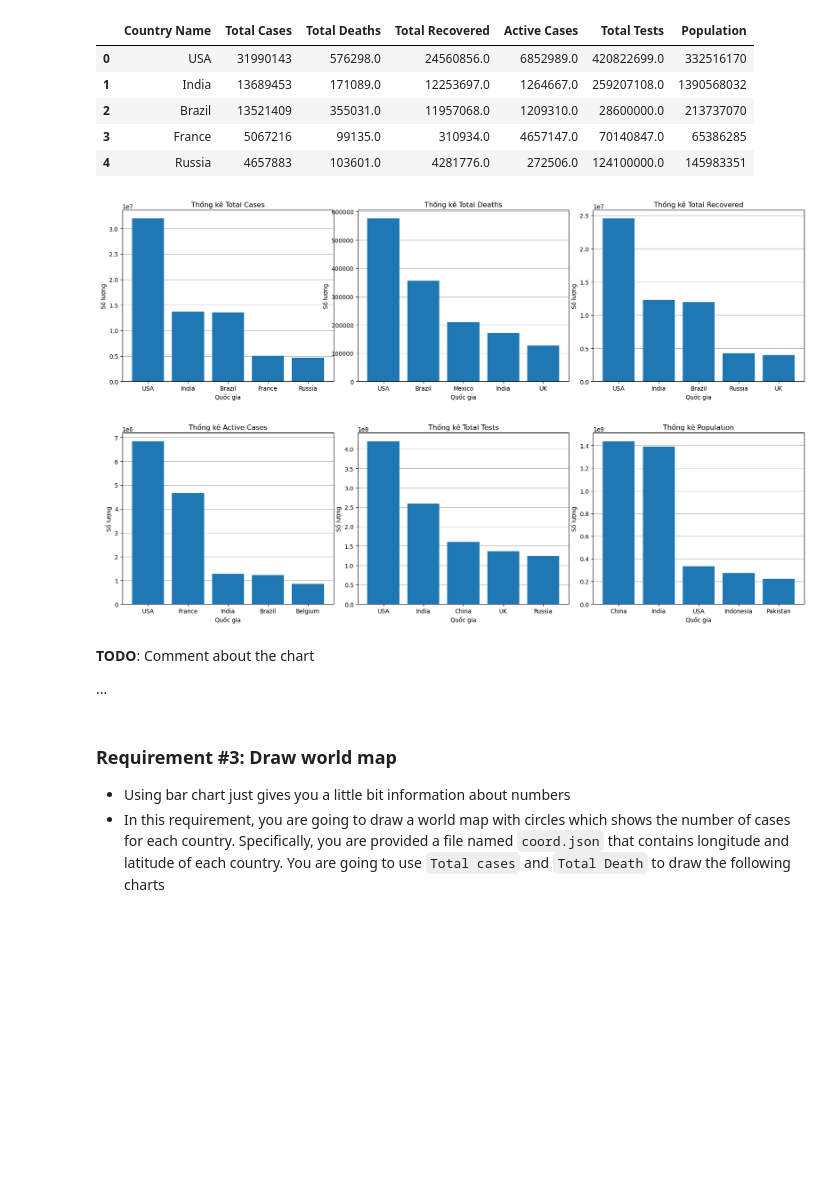
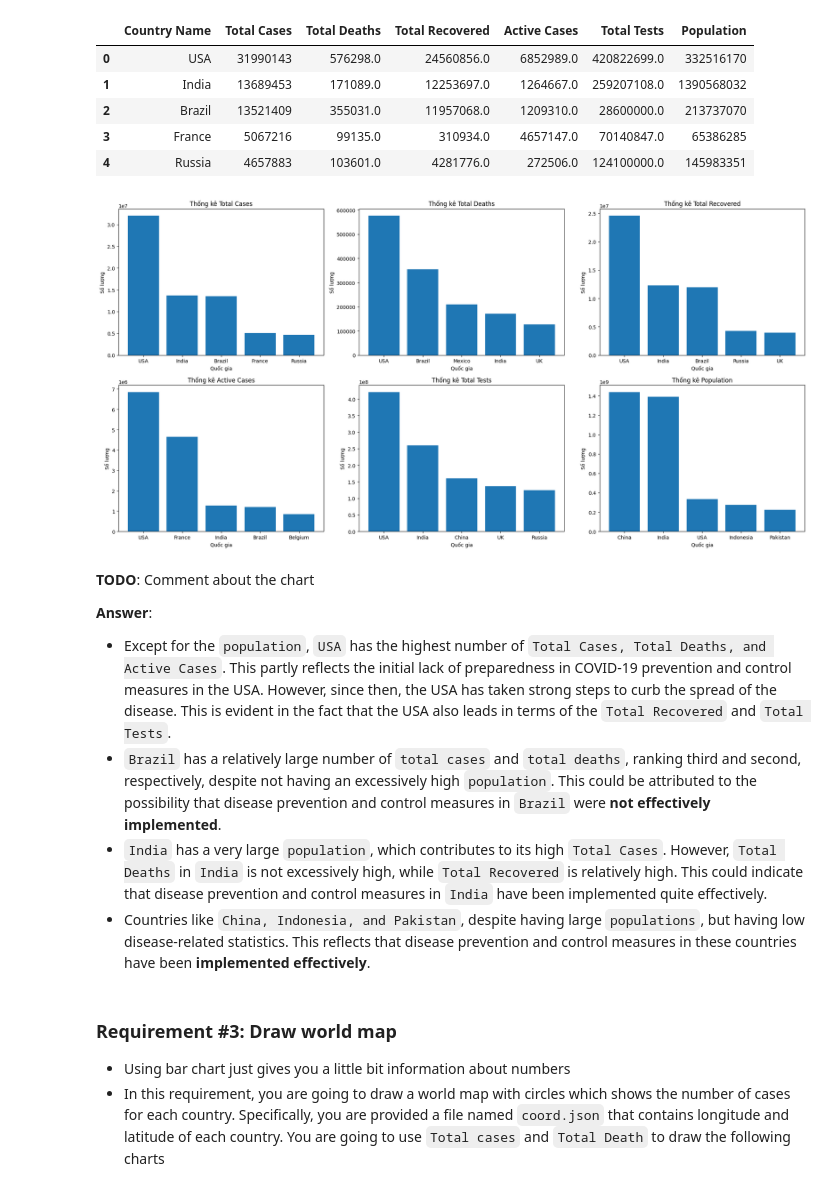
Before and after one commit to khanhnhan1512/Lab-3, a Jupyter notebook: 21127657.ipynb, the cells around one changed output. Cells and saved outputs as stored; diff of their text form; code cells hidden in the pictures; blank space fills up the shorter version.

```diff
--- a/21127657.ipynb
+++ b/21127657.ipynb
@@ -153,8 +153,14 @@ dtypes: object(7)
 memory usage: 12.1+ KB
 # %%
 # TODO: convert data to integer. if the converter returns error, leave it a None
-raise NotImplementedError('not implemented')
+def convert(value):
+    try:
+        return int(value.replace(',', ''))
+    except:
+        return None
 
+num_features = ['Total Cases', 'Total Deaths', 'Total Recovered', 'Active Cases', 'Total Tests', 'Population']
+df[num_features] = df[num_features].map(convert)
 # check the result
 df.info()
 # %% [output]
@@ -222,7 +233,7 @@ assert new_data == correct_data
 - You are going to draw 6 bar charts which show all the fields of dataset. For each bar chart, sort the values of countries in descending order and only visualize 5 countries
 # %%
 # # un-comment these lines of code
-# df = pd.read_csv('./data/correct_data.csv')
+df = pd.read_csv('./data/correct_data.csv')
 
 df.head()
 # %% [output]
@@ -232,15 +243,28 @@ df.head()
 | 2 | Brazil | 13521409 | 355031.0 | 11957068.0 | 1209310.0 | 28600000.0 | 213737070 |
 | 3 | France | 5067216 | 99135.0 | 310934.0 | 4657147.0 | 70140847.0 | 65386285 |
 | 4 | Russia | 4657883 | 103601.0 | 4281776.0 | 272506.0 | 124100000.0 | 145983351 |
-# %%
-# TODO: draw 6 bar charts
-raise NotImplementedError('not implemented')
-# %% [output]
-[figure, removed]
-# %% [markdown]
-**TODO**: Comment about the chart
-
-...
+# %%
+# TODO: draw 6 bar charts
+fig, axes = plt.subplots(2, 3, figsize=(20, 10))
+for i in range(6):
+    sub_df = df[["Country Name", num_features[i]]].sort_values(by=num_features[i], ascending=False).head()
+    axes[i//3, i%3].bar(sub_df["Country Name"], sub_df[num_features[i]])
+    axes[i//3, i%3].set_title(f"Thống kê {num_features[i]}")
+    axes[i//3, i%3].set_xlabel("Quốc gia")
+    axes[i//3, i%3].set_ylabel("Số lượng")
+
+plt.tight_layout()
+plt.show()
+# %% [output]
+[figure, added]
+# %% [markdown]
+**TODO**: Comment about the chart
+
+**Answer**:
+- Except for the `population`, `USA` has the highest number of `Total Cases, Total Deaths, and Active Cases`. This partly reflects the initial lack of preparedness in COVID-19 prevention and control measures in the USA. However, since then, the USA has taken strong steps to curb the spread of the disease. This is evident in the fact that the USA also leads in terms of the `Total Recovered` and `Total Tests`.
+- `Brazil` has a relatively large number of `total cases` and `total deaths`, ranking third and second, respectively, despite not having an excessively high `population`. This could be attributed to the possibility that disease prevention and control measures in `Brazil` were **not effectively implemented**.
+- `India` has a very large `population`, which contributes to its high `Total Cases`. However, `Total Deaths` in    `India` is not excessively high, while `Total Recovered` is relatively high. This could indicate that disease prevention and control measures in `India` have been implemented quite effectively.
+- Countries like `China, Indonesia, and Pakistan`, despite having large `populations`, but having low disease-related statistics. This reflects that disease prevention and control measures in these countries have been **implemented effectively**.
 # %% [markdown]
 ### Requirement #3: Draw world map
 
```
Also changed, not shown: parts of 6 cells of this notebook, 2 other files.
